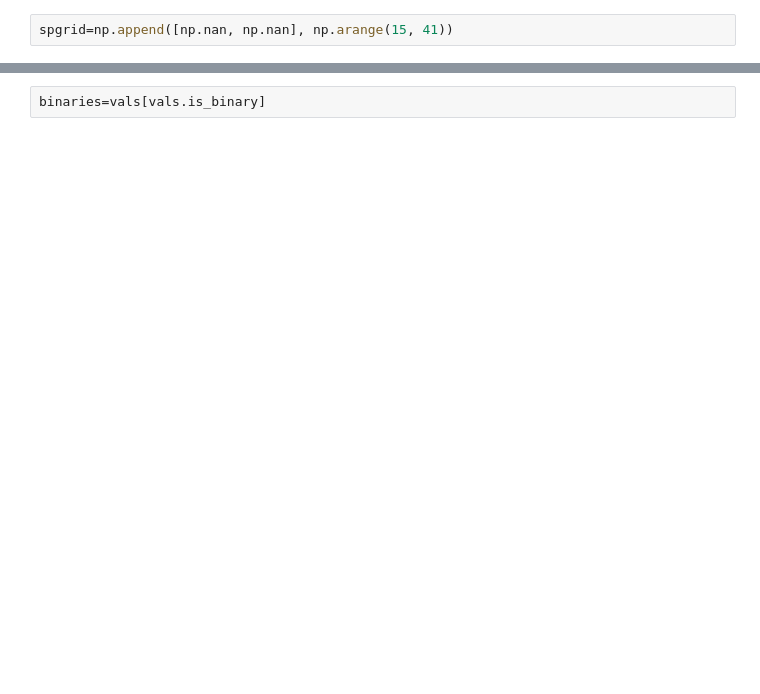
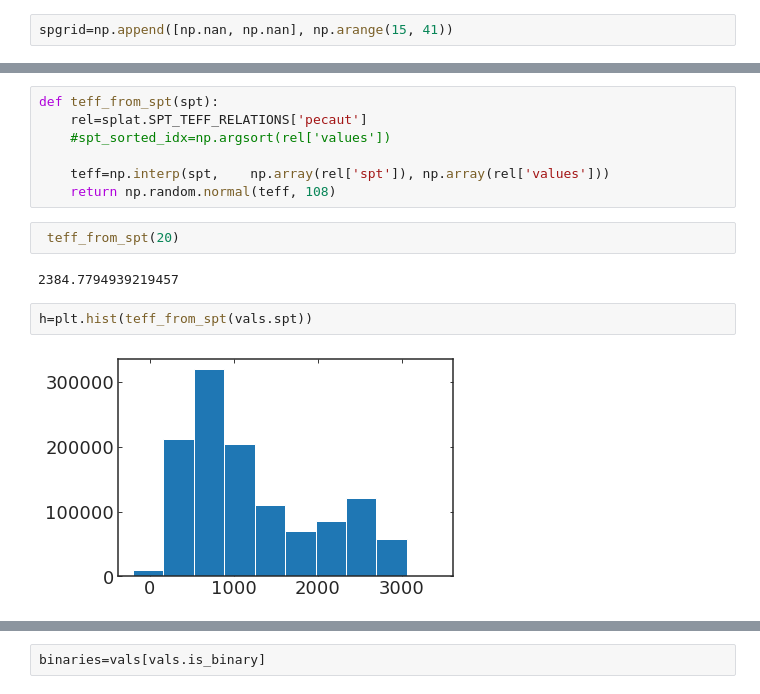
Before and after one commit to caganze/popsims, a Jupyter notebook: notebooks/Binaries.ipynb, the cells around one changed output, grey strips where cells are left out. Cells and saved outputs as stored; diff of their text form; blank space fills up the shorter version.

```diff
--- a/notebooks/Binaries.ipynb
+++ b/notebooks/Binaries.ipynb
@@ -132,0 +133,15 @@ ax.set(ylabel='Teff', xlabel='SpT')
+# %%
+def teff_from_spt(spt):
+    rel=splat.SPT_TEFF_RELATIONS['pecaut']
+    #spt_sorted_idx=np.argsort(rel['values'])
+
+    teff=np.interp(spt,    np.array(rel['spt']), np.array(rel['values']))
+    return np.random.normal(teff, 108)
+# %%
+ teff_from_spt(20)
+# %% [output]
+2384.7794939219457
+# %%
+h=plt.hist(teff_from_spt(vals.spt))
+# %% [output]
+[figure, added]
```
Also changed, not shown: parts of 13 cells of this notebook, 12 other files.
